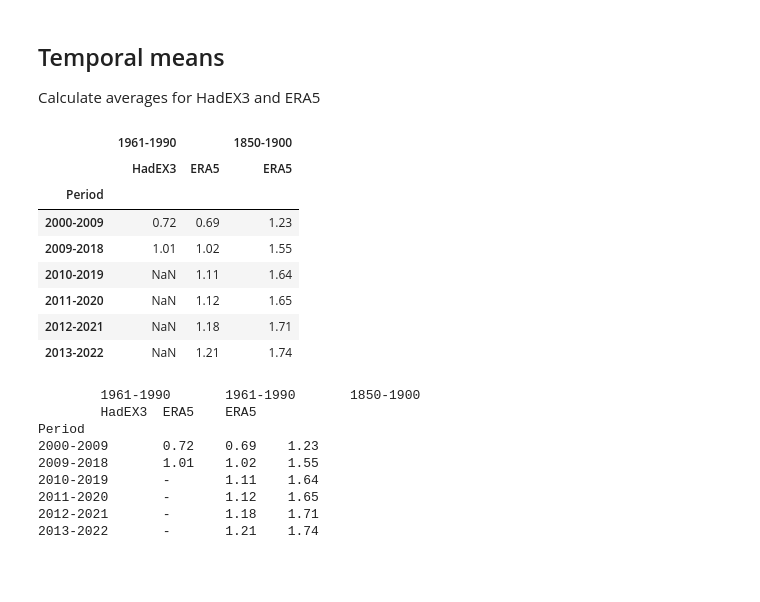
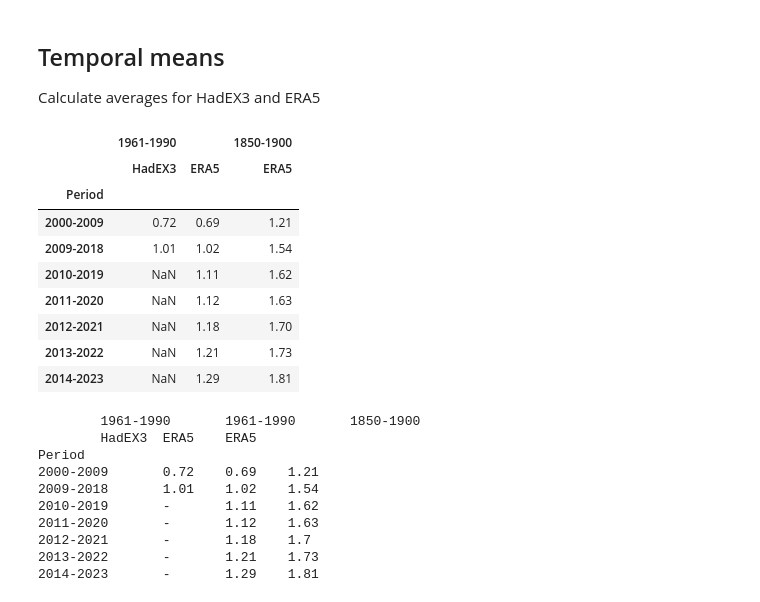
Before and after one commit to ClimateIndicator/cip_extremes, a Jupyter notebook: code/ALL_txx_tnn_ts.ipynb, the cells around one changed output. Cells and saved outputs as stored; diff of their text form; code cells hidden in the pictures; blank space fills up the shorter version.

```diff
--- a/code/ALL_txx_tnn_ts.ipynb
+++ b/code/ALL_txx_tnn_ts.ipynb
@@ -15,6 +15,9 @@ CLIMATOLOGY_PERIOD = slice("1961", "1990")
 era5_txx_orig = era5.load_post(variable="txx").t2m
 # era5_tnn_orig = era5.load_post(variable="tnn").t2m
 
+era5_txx_orig = era5_txx_orig.set_index(time="year").rename(time="year")
+# era5_tnn_orig = era5_tnn_orig.set_index(time="year").rename(time="year")
+
 era5_land_mask = era5.load_landmask()
 # %%
 era5_txx_land = utils.land_mean(era5_txx_orig, era5_land_mask > 0.5)
@@ -169,43 +172,45 @@ periods = (
     (2011, 2020),
     (2012, 2021),
     (2013, 2022),
+    (2014, 2023),
 )
 
 out = dict()
 for start, stop in periods:
 
     mn_hadex = ds_txx["HadEX3"].loc[slice(start, stop)].mean(skipna=False)
 
     mn_era5 = ds_txx["ERA5"].loc[slice(start, stop)].mean(skipna=False)
 
     key = f"{start}-{stop}"
 
     out[key] = [mn_hadex, mn_era5, mn_era5 + berkeley_txx_offset.item()]
 
 
 df_decadal = pd.DataFrame.from_dict(out).T
 
 mi = pd.MultiIndex.from_arrays(
     [("1961-1990", "1961-1990", "1850-1900"), ("HadEX3", "ERA5", "ERA5")]
 )
 
 df_decadal.columns = mi
 
 df_decadal = df_decadal.round(2)
 
 df_decadal.index.name = "Period"
 
 df_decadal
 # %% [output]
 |  | 1961-1990 |  | 1850-1900 |
 |  | HadEX3 | ERA5 | ERA5 |
 | Period |  |  |  |
-| 2000-2009 | 0.72 | 0.69 | 1.23 |
-| 2009-2018 | 1.01 | 1.02 | 1.55 |
-| 2010-2019 | NaN | 1.11 | 1.64 |
-| 2011-2020 | NaN | 1.12 | 1.65 |
-| 2012-2021 | NaN | 1.18 | 1.71 |
-| 2013-2022 | NaN | 1.21 | 1.74 |
+| 2000-2009 | 0.72 | 0.69 | 1.21 |
+| 2009-2018 | 1.01 | 1.02 | 1.54 |
+| 2010-2019 | NaN | 1.11 | 1.62 |
+| 2011-2020 | NaN | 1.12 | 1.63 |
+| 2012-2021 | NaN | 1.18 | 1.70 |
+| 2013-2022 | NaN | 1.21 | 1.73 |
+| 2014-2023 | NaN | 1.29 | 1.81 |
 # %%
 fN = "../data/txx_decadal_means.csv"
 
@@ -225,9 +230,10 @@ print(df_decadal.to_csv(sep="\t", na_rep="-"))
         1961-1990       1961-1990       1850-1900
         HadEX3  ERA5    ERA5
 Period
-2000-2009       0.72    0.69    1.23
-2009-2018       1.01    1.02    1.55
-2010-2019       -       1.11    1.64
-2011-2020       -       1.12    1.65
-2012-2021       -       1.18    1.71
-2013-2022       -       1.21    1.74
+2000-2009       0.72    0.69    1.21
+2009-2018       1.01    1.02    1.54
+2010-2019       -       1.11    1.62
+2011-2020       -       1.12    1.63
+2012-2021       -       1.18    1.7
+2013-2022       -       1.21    1.73
+2014-2023       -       1.29    1.81
```
Also changed, not shown: parts of 1 cell of this notebook.
